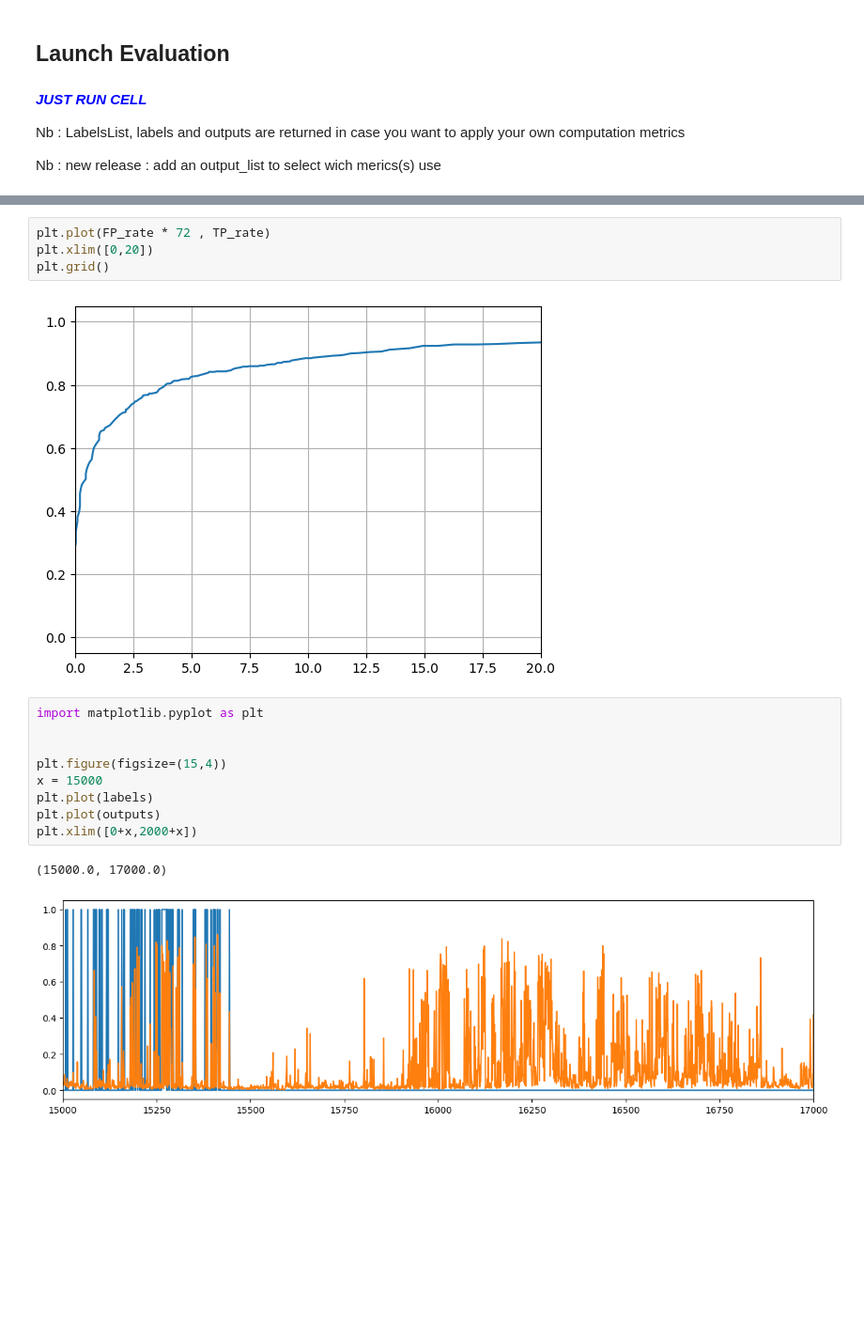
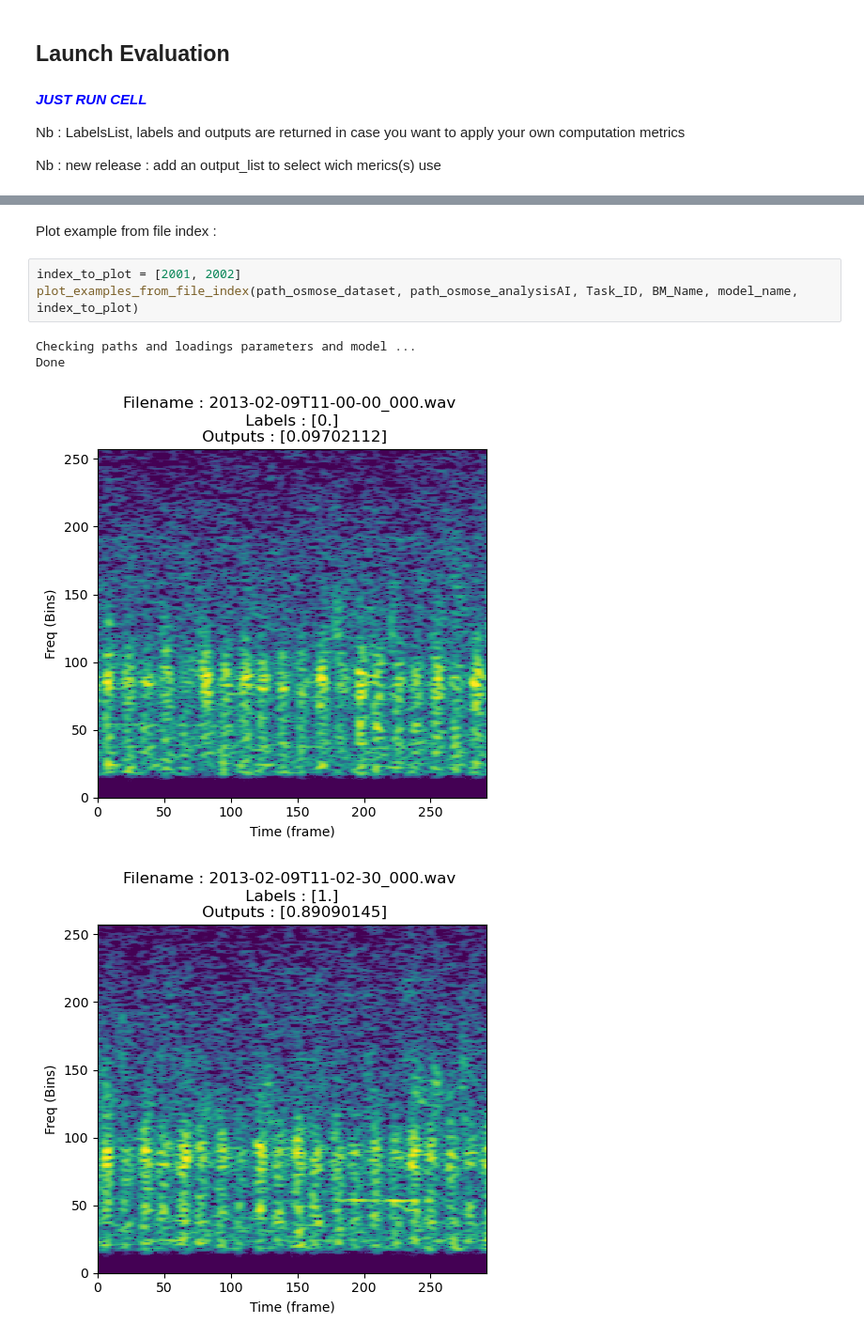
Before and after one commit to Project-OSmOSE/osmose-AI, a Jupyter notebook: Notebooks/1d_ApplyModelOnEvaluationSet.ipynb, the cells around one changed output, grey strips where cells are left out. Shown at 94% size. Cells and saved outputs as stored; diff of their text form; blank space fills up the shorter version.

```diff
--- a/Notebooks/1d_ApplyModelOnEvaluationSet.ipynb
+++ b/Notebooks/1d_ApplyModelOnEvaluationSet.ipynb
@@ -182,18 +189,10 @@ plt.grid()
-# %%
-plt.plot(FP_rate * 72 , TP_rate)
-plt.xlim([0,20])
-plt.grid()
-# %% [output]
-[figure, removed]
-# %%
-import matplotlib.pyplot as plt
-
-
-plt.figure(figsize=(15,4))
-x = 15000
-plt.plot(labels)
-plt.plot(outputs)
-plt.xlim([0+x,2000+x])
-# %% [output]
-(15000.0, 17000.0)
-[figure, removed]
+# %% [markdown]
+Plot example from file index :
+# %%
+index_to_plot = [2001, 2002]
+plot_examples_from_file_index(path_osmose_dataset, path_osmose_analysisAI, Task_ID, BM_Name, model_name, index_to_plot)
+# %% [output]
+Checking paths and loadings parameters and model ...
+Done
+[figure, added]
+[figure, added]
```
Also changed, not shown: parts of 18 cells of this notebook, 20 other files.
